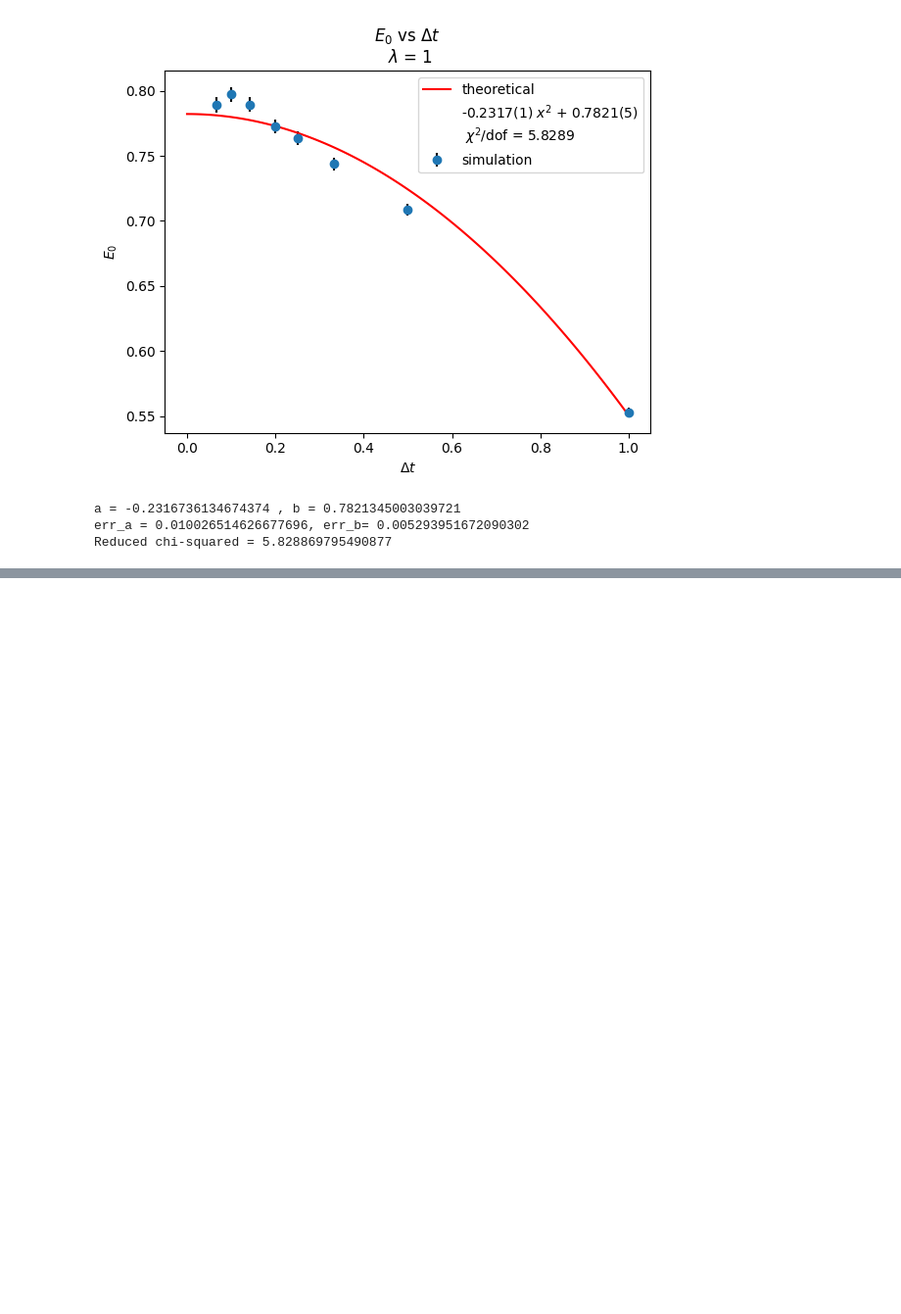
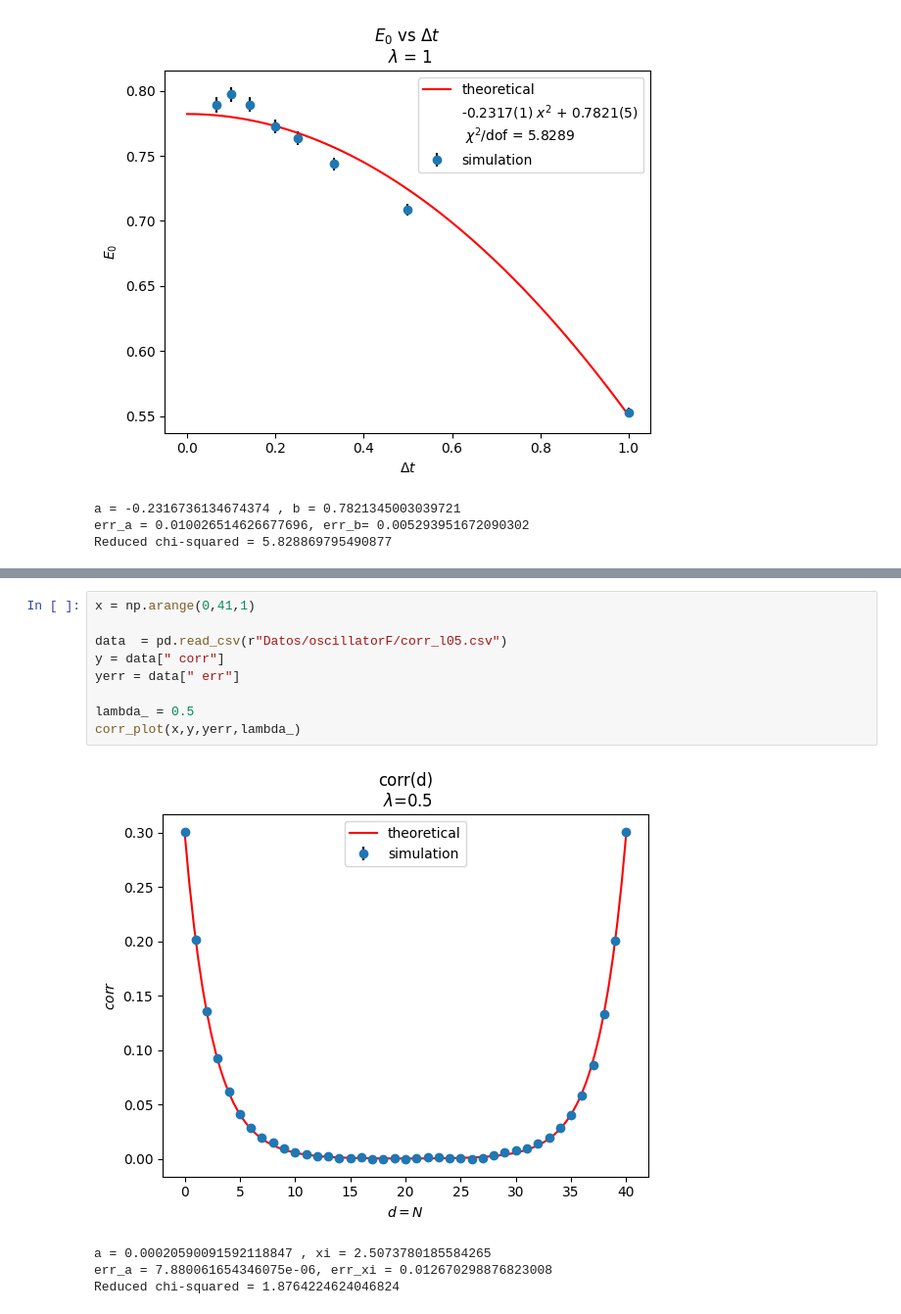
Before and after one commit to SoyAgustin/QF-Path-Integral, a Jupyter notebook: Notebooks_Py/oscillator.ipynb, the cells around one changed output, grey strips where cells are left out. Shown at 98% size. Cells and saved outputs as stored; diff of their text form; blank space fills up the shorter version.

```diff
--- a/Notebooks_Py/oscillator.ipynb
+++ b/Notebooks_Py/oscillator.ipynb
@@ -226,0 +208,14 @@ Reduced chi-squared = 47.13211389650044
+# %%
+x = np.arange(0,41,1)
+
+data  = pd.read_csv(r"Datos/oscillatorF/corr_l05.csv")
+y = data[" corr"]
+yerr = data[" err"]
+
+lambda_ = 0.5
+corr_plot(x,y,yerr,lambda_)
+# %% [output]
+[figure, added]
+a = 0.00020590091592118847 , xi = 2.5073780185584265
+err_a = 7.880061654346075e-06, err_xi = 0.012670298876823008
+Reduced chi-squared = 1.8764224624046824
```
Also changed, not shown: parts of 6 cells of this notebook, 8 other files.
